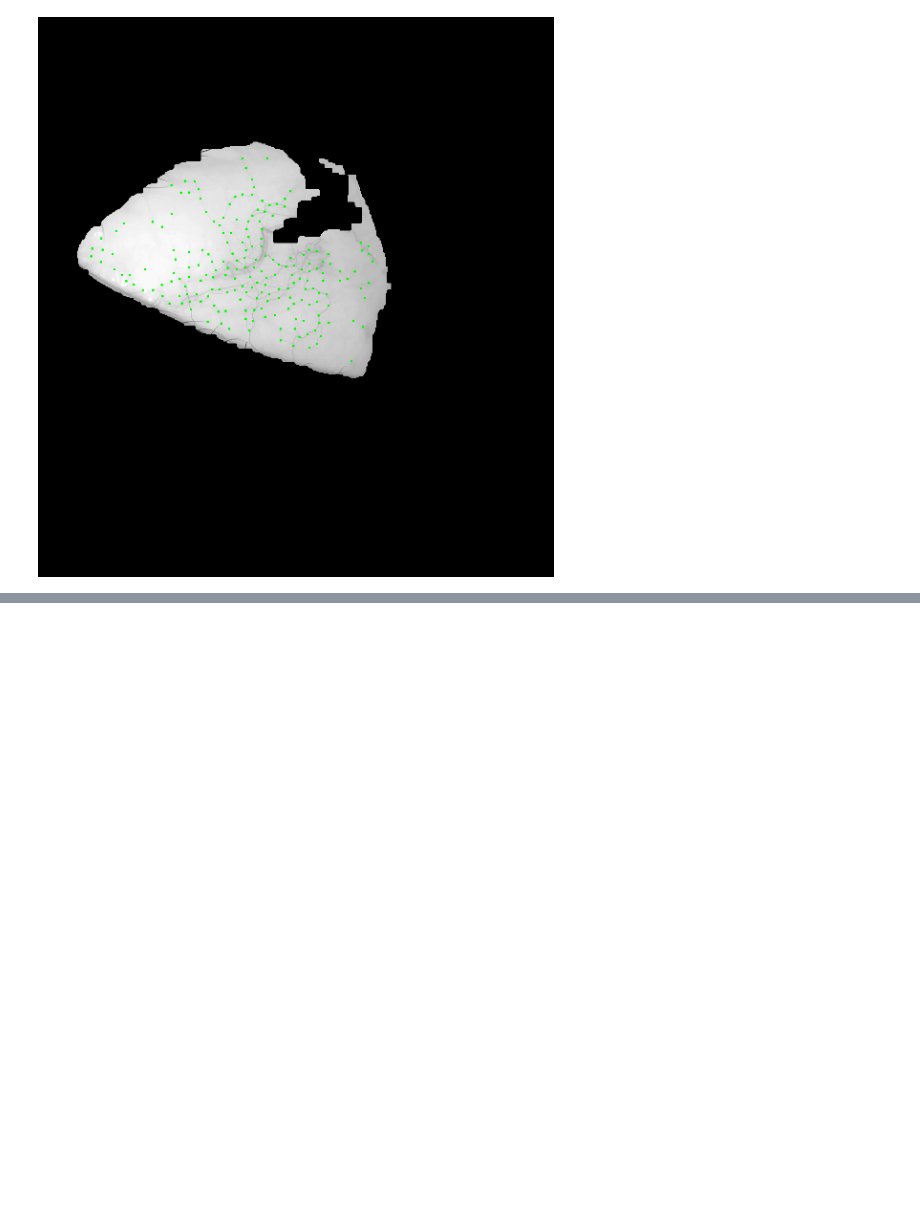
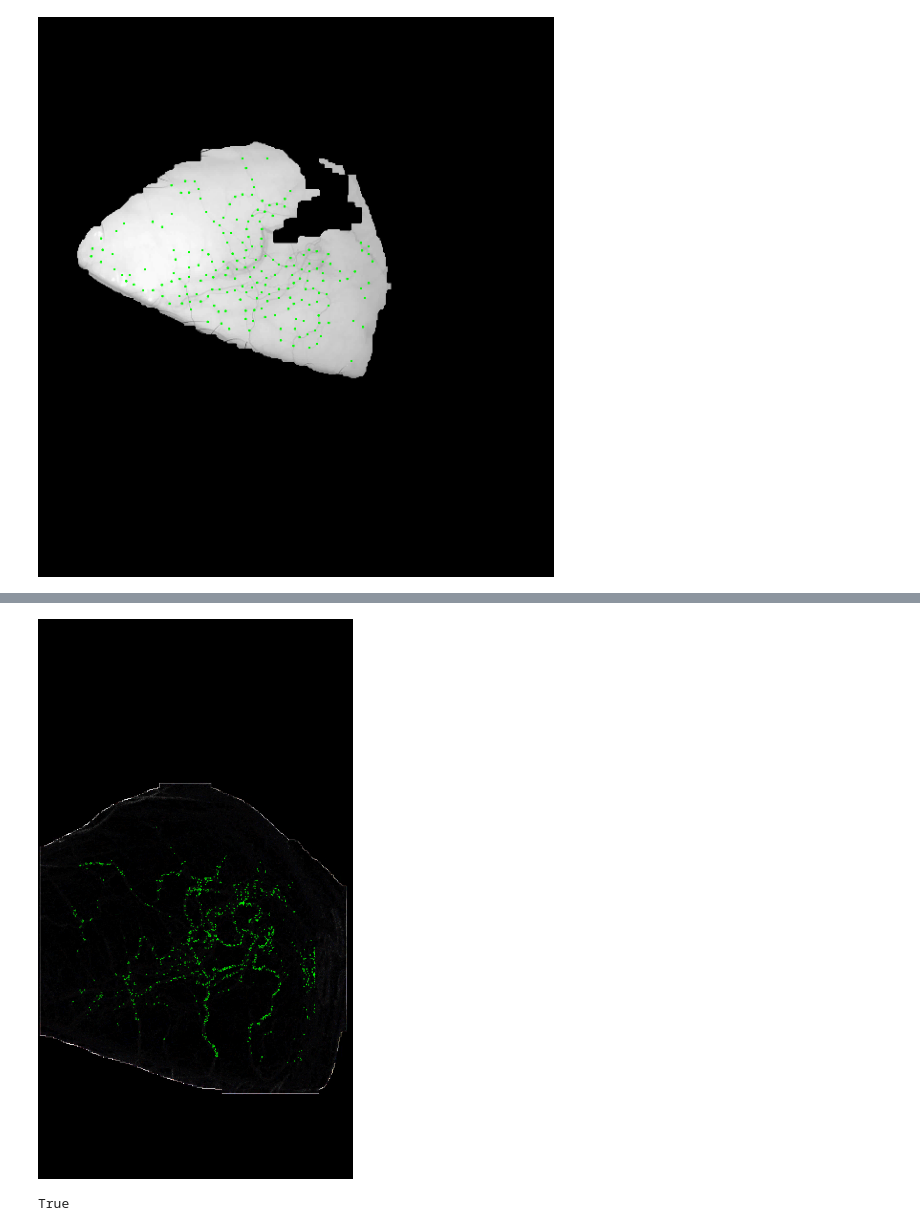
Before and after one commit to Asik007/CatsEye-Python, a Jupyter notebook: Testing.ipynb, the cells around one changed output, grey strips where cells are left out. Saved outputs shown, nothing was run; the diff lists cells and outputs as text; code cells hidden in the pictures; blank space fills up the shorter version.

```diff
--- a/Testing.ipynb
+++ b/Testing.ipynb
@@ -318,0 +355,25 @@ Stabilized video saved to output\jupyter_test\mask_stabilized_test.mp4
+# %%
+in1 = laplacian_abs
+in2 = laplacian2_abs
+
+orb = cv2.ORB_create(5000)
+bf  = cv2.BFMatcher(cv2.NORM_HAMMING, crossCheck=True)
+kp1, des1 = orb.detectAndCompute(in1, mask=mask)
+kp_img = cv2.drawKeypoints(in1, kp1, in1, color=(0,255,0), flags=0)
+show(kp_img)
+kp2, des2 = orb.detectAndCompute(in2, mask=mask_off)
+# matches = bf.match(des1, des2)
+# matches = sorted(matches, key = lambda x:x.distance)
+matcher = cv2.DescriptorMatcher.create('BruteForce')
+matches = matcher.knnMatch(des1,des2, 2)
+# Filter matches using the Lowe's ratio test
+ratio_thresh = 0.7
+good_matches = []
+for i, (m,n) in enumerate(matches):
+    if m.distance < ratio_thresh * n.distance:
+        good_matches.append(m)
+matched = cv2.drawMatches(in1, kp1, in2, kp2, good_matches[:10], None, flags=cv2.DrawMatchesFlags_NOT_DRAW_SINGLE_POINTS)
+cv2.imwrite(r"C:\Users\dragon\Code\CatsEye-Python\output\testing_sclera\frames\feature_match.png", matched)
+# %% [output]
+[figure, added]
+True
```
Also changed, not shown: parts of 5 cells of this notebook, 33 other files.
